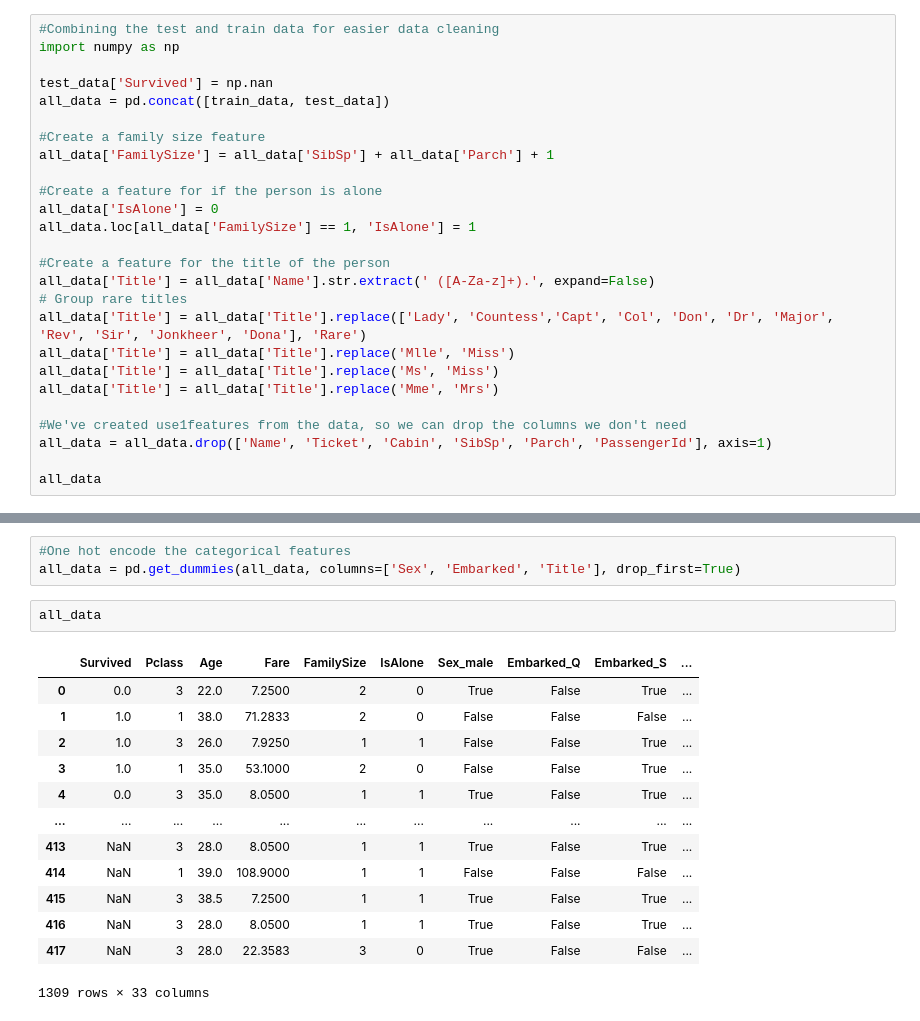
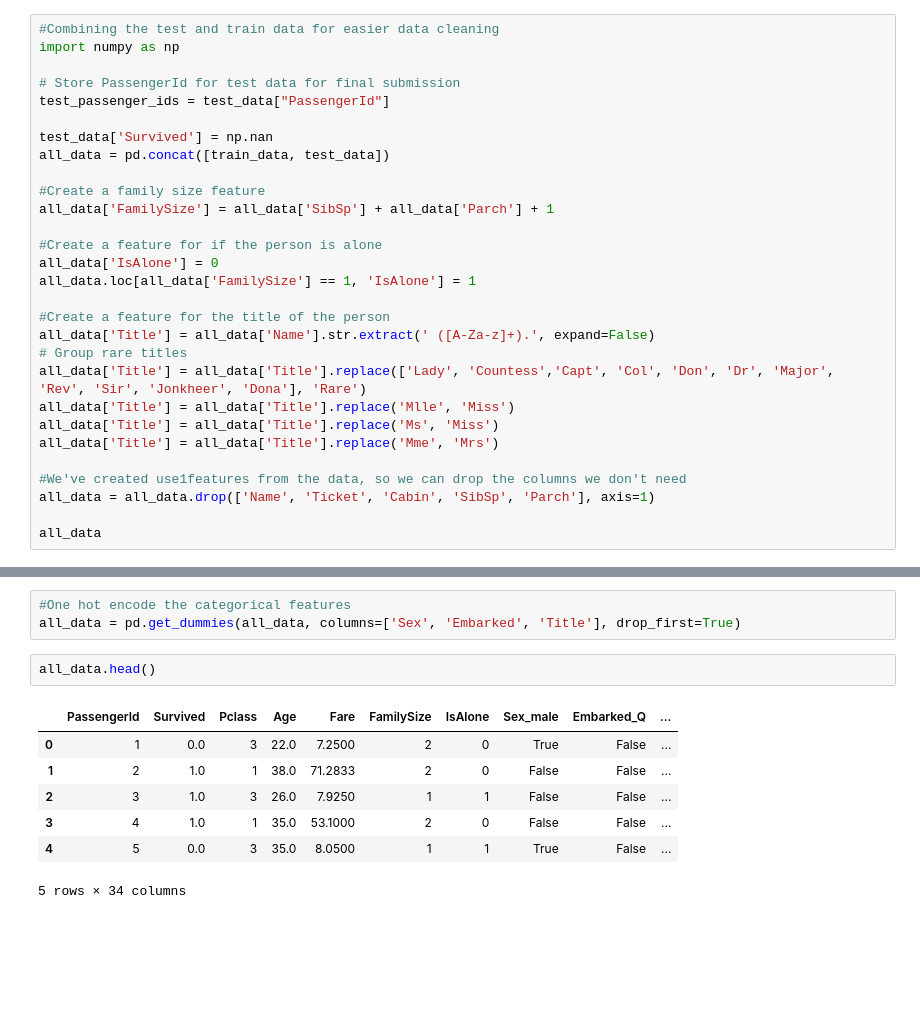
Before and after one commit to ileri-oluwa-kiiye/titanic, a Jupyter notebook: model.ipynb, the cells around one changed output, grey strips where cells are left out. Cells and saved outputs as stored; diff of their text form; blank space fills up the shorter version.

```diff
--- a/model.ipynb
+++ b/model.ipynb
@@ -37,6 +37,9 @@ sns.scatterplot(x=train_data['Age'], y=train_data['Fare'], hue=train_data['Survi
 # %%
 #Combining the test and train data for easier data cleaning
 import numpy as np
+
+# Store PassengerId for test data for final submission
+test_passenger_ids = test_data["PassengerId"]
 
 test_data['Survived'] = np.nan
 all_data = pd.concat([train_data, test_data])
@@ -57,7 +60,7 @@ all_data['Title'] = all_data['Title'].replace('Ms', 'Miss')
 all_data['Title'] = all_data['Title'].replace('Mme', 'Mrs')
 
 #We've created use1features from the data, so we can drop the columns we don't need
-all_data = all_data.drop(['Name', 'Ticket', 'Cabin', 'SibSp', 'Parch', 'PassengerId'], axis=1)
+all_data = all_data.drop(['Name', 'Ticket', 'Cabin', 'SibSp', 'Parch'], axis=1)
 
 all_data
 # %% [output]
@@ -111,18 +132,12 @@ dtype: int64
 #One hot encode the categorical features
 all_data = pd.get_dummies(all_data, columns=['Sex', 'Embarked', 'Title'], drop_first=True)
 # %%
-all_data
+all_data.head()
 # %% [output]
-|  | Survived | Pclass | Age | Fare | FamilySize | IsAlone | Sex_male | Embarked_Q | Embarked_S | ... |
-| 0 | 0.0 | 3 | 22.0 | 7.2500 | 2 | 0 | True | False | True | ... |
-| 1 | 1.0 | 1 | 38.0 | 71.2833 | 2 | 0 | False | False | False | ... |
-| 2 | 1.0 | 3 | 26.0 | 7.9250 | 1 | 1 | False | False | True | ... |
-| 3 | 1.0 | 1 | 35.0 | 53.1000 | 2 | 0 | False | False | True | ... |
-| 4 | 0.0 | 3 | 35.0 | 8.0500 | 1 | 1 | True | False | True | ... |
-| ... | ... | ... | ... | ... | ... | ... | ... | ... | ... | ... |
-| 413 | NaN | 3 | 28.0 | 8.0500 | 1 | 1 | True | False | True | ... |
-| 414 | NaN | 1 | 39.0 | 108.9000 | 1 | 1 | False | False | False | ... |
-| 415 | NaN | 3 | 38.5 | 7.2500 | 1 | 1 | True | False | True | ... |
-| 416 | NaN | 3 | 28.0 | 8.0500 | 1 | 1 | True | False | True | ... |
-| 417 | NaN | 3 | 28.0 | 22.3583 | 3 | 0 | True | False | False | ... |
+|  | PassengerId | Survived | Pclass | Age | Fare | FamilySize | IsAlone | Sex_male | Embarked_Q | ... |
+| 0 | 1 | 0.0 | 3 | 22.0 | 7.2500 | 2 | 0 | True | False | ... |
+| 1 | 2 | 1.0 | 1 | 38.0 | 71.2833 | 2 | 0 | False | False | ... |
+| 2 | 3 | 1.0 | 3 | 26.0 | 7.9250 | 1 | 1 | False | False | ... |
+| 3 | 4 | 1.0 | 1 | 35.0 | 53.1000 | 2 | 0 | False | False | ... |
+| 4 | 5 | 0.0 | 3 | 35.0 | 8.0500 | 1 | 1 | True | False | ... |
-1309 rows × 33 columns
+5 rows × 34 columns
```
Also changed, not shown: parts of 10 cells of this notebook, 1 other file.
